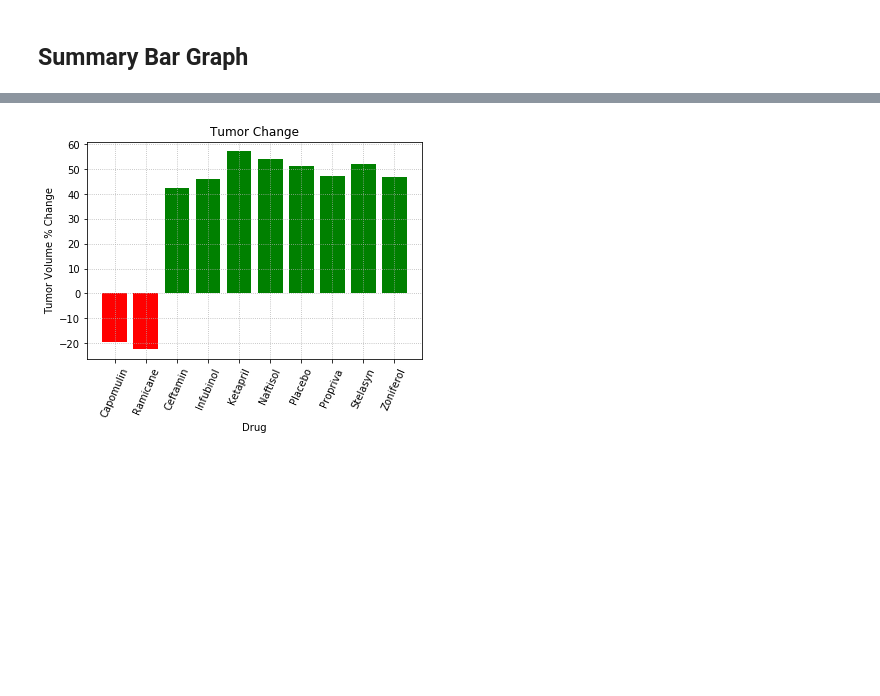
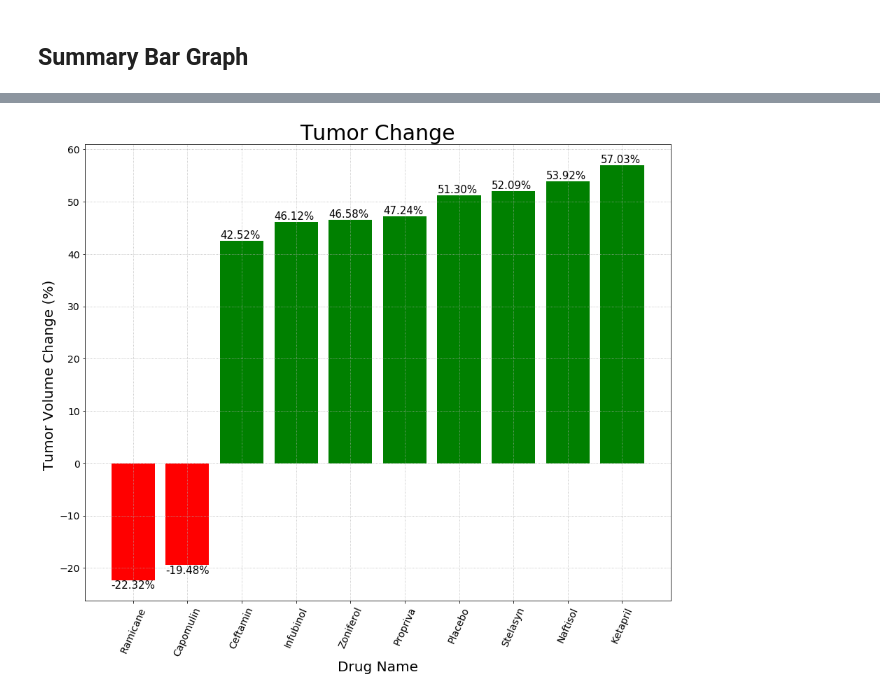
Before and after one commit to misinglink/matplotlib_challenge, a Jupyter notebook: pymaceuticals.ipynb, the cells around one changed output, grey strips where cells are left out. Cells and saved outputs as stored; diff of their text form; code cells hidden in the pictures; blank space fills up the shorter version.

```diff
--- a/pymaceuticals.ipynb
+++ b/pymaceuticals.ipynb
@@ -198,40 +222,40 @@ change_df
-# %%
-# Store all Relevant Percent Changes into a Tuple
-plt.title('Tumor Change')
-
-plt.xlabel('Drug')
-plt.ylabel('Tumor Volume % Change')
-
-neg_per_drugs = change_df[change_df['Percent'] < 0]
-
-pos_per_drugs = change_df[change_df['Percent'] >= 0]
-
-plt.grid(linestyle='dotted')
-plt.bar(neg_per_drugs.index.values, neg_per['Percent'], color='r')
-plt.bar(pos_per_drugs.index.values, pos_per['Percent'], color='g')
-
-
-plt.xticks(rotation = 66)
-
-plt.savefig('Tumor_change_Per.png')
-
-plt.show()
-
-# Splice the data between passing and failing drugs
-
-# Orient widths. Add labels, tick marks, etc.
-
-
-# Use functions to label the percentages of changes
-
-
-# Call functions to implement the function calls
-
-
-# Save the Figure
-
-
-# Show the Figure
-#fig.show()
-# %% [output]
-[figure, removed]
+# %%
+def autolabel(rects):
+    for idx,rect in enumerate(rects):
+        height = rect.get_height()
+        plt.text(rect.get_x(), height,\
+                sorted_df['Percent_Change'].iloc[idx + 2],\
+                ha='left', va='bottom', rotation=0, color='k', fontsize=15)
+def autolabel_neg(rects):
+    for idx,rect in enumerate(rects):
+        height = rect.get_height()
+        plt.text(rect.get_x(), height - 2,\
+                sorted_df['Percent_Change'].iloc[idx],\
+                ha='left', va='bottom', rotation=0, color='k', fontsize=15)
+
+plt.figure(figsize=(15,12))
+plt.title('Tumor Change', fontsize=30)
+
+plt.xlabel('Drug Name', fontsize=20)
+plt.ylabel('Tumor Volume Change (%) ', fontsize=20)
+
+# Splice the data between passing and failing drugs
+neg_drugs = change_df[change_df['Percent'] < 0].sort_values('Percent')
+pos_drugs = change_df[change_df['Percent'] >= 0].sort_values('Percent')
+
+plt.grid(linestyle='dotted')
+bar_plot = plt.bar(neg_drugs.index.values, neg_drugs['Percent'], color='r', label = neg_drugs.index.values)
+bar_plot2 = plt.bar(pos_drugs.index.values, pos_drugs['Percent'], color='g', label = pos_drugs.index.values)
+
+autolabel_neg(bar_plot)
+autolabel(bar_plot2)
+
+plt.xticks(rotation = 66, fontsize=14)
+plt.yticks(fontsize=14)
+
+
+plt.savefig('Tumor_change_Per.png')
+
+plt.show()
+# %% [output]
+[figure, added]
```
Also changed, not shown: parts of 4 cells of this notebook.
